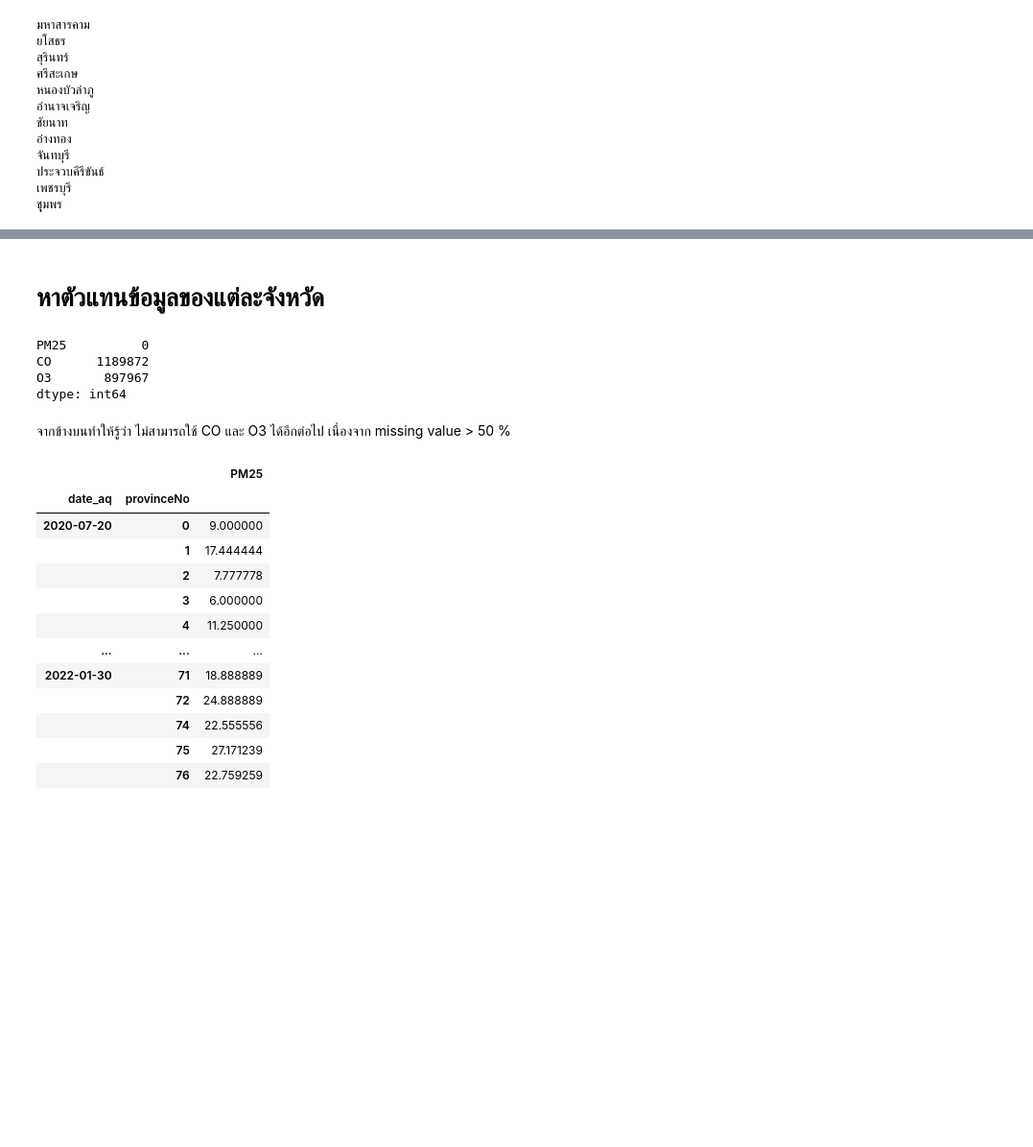
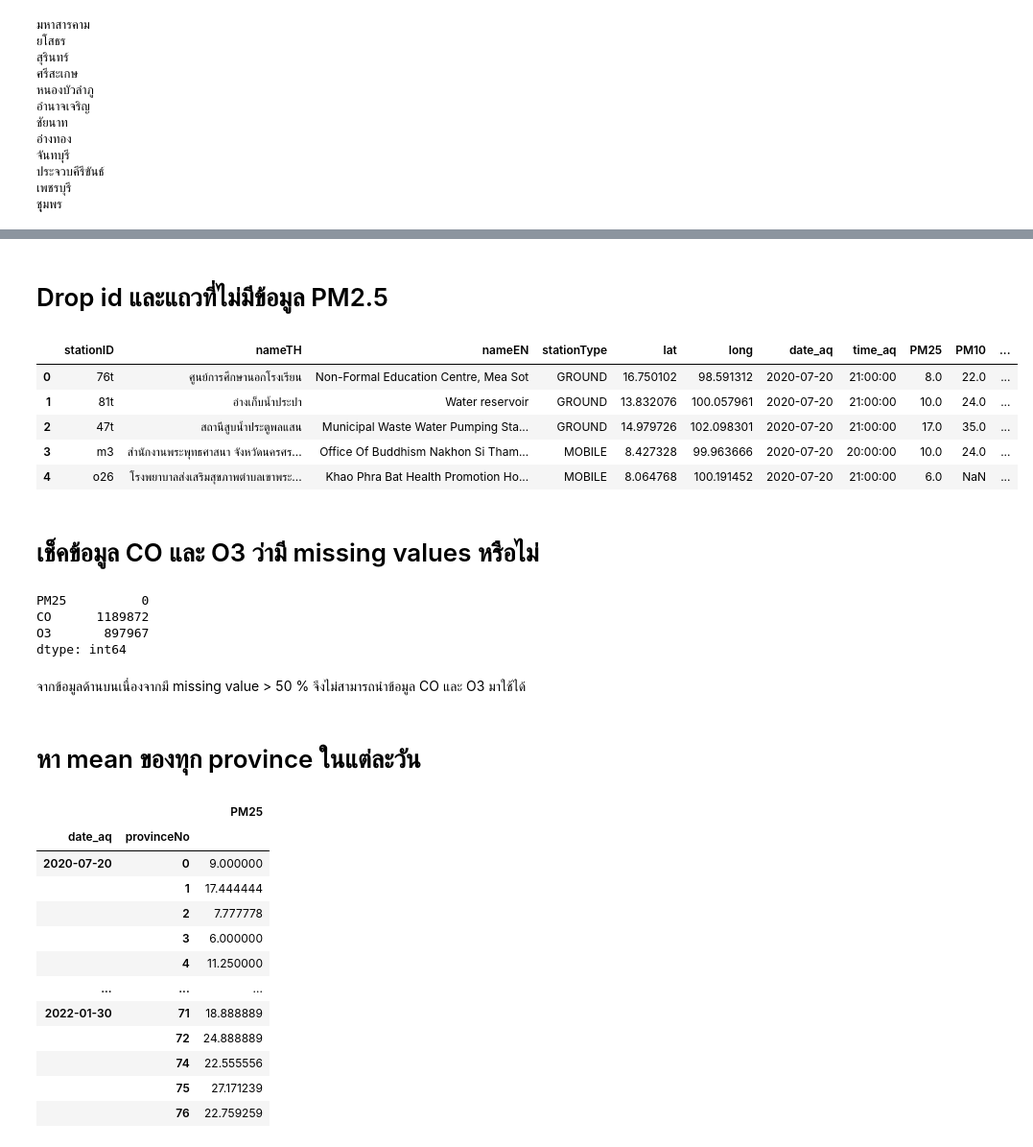
Before and after one commit to Peemajoke/DataSciProject2, a Jupyter notebook: Code/ProjectCode.ipynb, the cells around one changed output, grey strips where cells are left out. Shown: that part at 96% size. Saved outputs shown, nothing was run; the diff lists cells and outputs as text; code cells hidden in the pictures; blank space fills up the shorter version.

```diff
--- a/Code/ProjectCode.ipynb
+++ b/Code/ProjectCode.ipynb
@@ -175,9 +168,20 @@ dataframe.tail()
-# %% [markdown]
-# หาตัวแทนข้อมูลของแต่ละจังหวัด
+# %% [markdown]
+# Drop id และแถวที่ไม่มีข้อมูล PM2.5
 # %%
 dataframe.drop('id',axis=1,inplace=True)
 # %%
 dataframe.dropna(subset=['PM25'],inplace=True)
+# %%
+dataframe.head()
+# %% [output]
+|  | stationID | nameTH | nameEN | stationType | lat | long | date_aq | time_aq | PM25 | PM10 | ... |
+| 0 | 76t | ศูนย์การศึกษานอกโรงเรียน | Non-Formal Education Centre, Mea Sot | GROUND | 16.750102 | 98.591312 | 2020-07-20 | 21:00:00 | 8.0 | 22.0 | ... |
+| 1 | 81t | อ่างเก็บน้ำประปา | Water reservoir | GROUND | 13.832076 | 100.057961 | 2020-07-20 | 21:00:00 | 10.0 | 24.0 | ... |
+| 2 | 47t | สถานีสูบน้ำประตูพลแสน | Municipal Waste Water Pumping Sta... | GROUND | 14.979726 | 102.098301 | 2020-07-20 | 21:00:00 | 17.0 | 35.0 | ... |
+| 3 | m3 | สำนักงานพระพุทธศาสนา จังหวัดนครศร... | Office Of Buddhism Nakhon Si Tham... | MOBILE | 8.427328 | 99.963666 | 2020-07-20 | 20:00:00 | 10.0 | 24.0 | ... |
+| 4 | o26 | โรงพยาบาลส่งเสริมสุขภาพตำบลเขาพระ... | Khao Phra Bat Health Promotion Ho... | MOBILE | 8.064768 | 100.191452 | 2020-07-20 | 21:00:00 | 6.0 | NaN | ... |
+# %% [markdown]
+# เช็คข้อมูล CO และ O3 ว่ามี missing values หรือไม่
 # %%
 dataframe[['PM25','CO','O3']].isnull().sum()
 # %% [output]
@@ -185,8 +189,10 @@ PM25          0
 CO      1189872
 O3       897967
 dtype: int64
-# %% [markdown]
-จากข้างบนทำให้รู้ว่า ไม่สามารถใช้ CO และ O3 ได้อีกต่อไป เนื่องจาก missing value > 50 %
+# %% [markdown]
+จากข้อมูลด้านบนเนื่องจากมี missing value > 50 % จึงไม่สามารถนำข้อมูล CO และ O3 มาใช้ได้
+# %% [markdown]
+# หา mean ของทุก province ในแต่ละวัน
 # %%
 dfPM25 = dataframe.groupby(['date_aq','provinceNo'])['PM25'].mean()
 # %%
```
Also changed, not shown: parts of 53 cells of this notebook, 2 other files.
